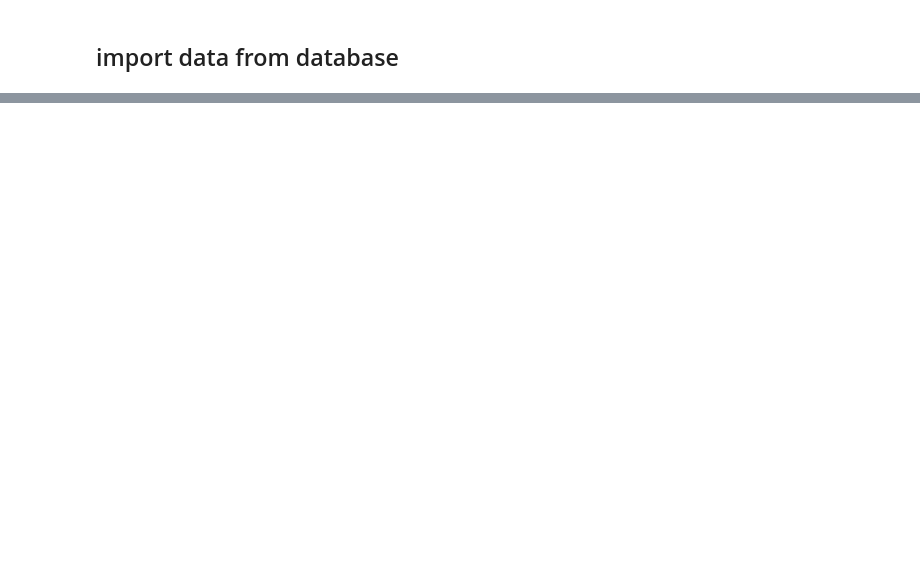
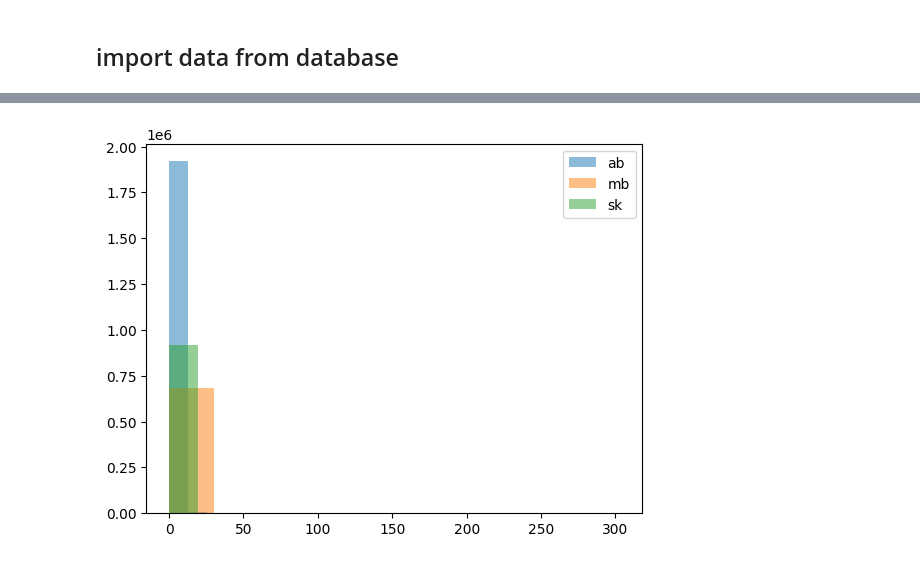
Before and after one commit to ChromaticPanic/CGC_Grain_Outcome_Predictions, a Jupyter notebook: src/WeatherStation/WeatherStationVisual.ipynb, the cells around one changed output, grey strips where cells are left out. Cells and saved outputs as stored; diff of their text form; code cells hidden in the pictures; blank space fills up the shorter version.

```diff
--- a/src/WeatherStation/WeatherStationVisual.ipynb
+++ b/src/WeatherStation/WeatherStationVisual.ipynb
@@ -59,0 +103,8 @@ plt.show()
+# %%
+plt.hist(ab_df['total_rain'], alpha=0.5, label="ab")
+plt.hist(mb_df['total_rain'], alpha=0.5, label="mb")
+plt.hist(sk_df['total_rain'], alpha=0.5, label="sk")
+plt.legend(loc="upper right")
+plt.show()
+# %% [output]
+[figure, added]
```
Also changed, not shown: parts of 37 cells of this notebook.
